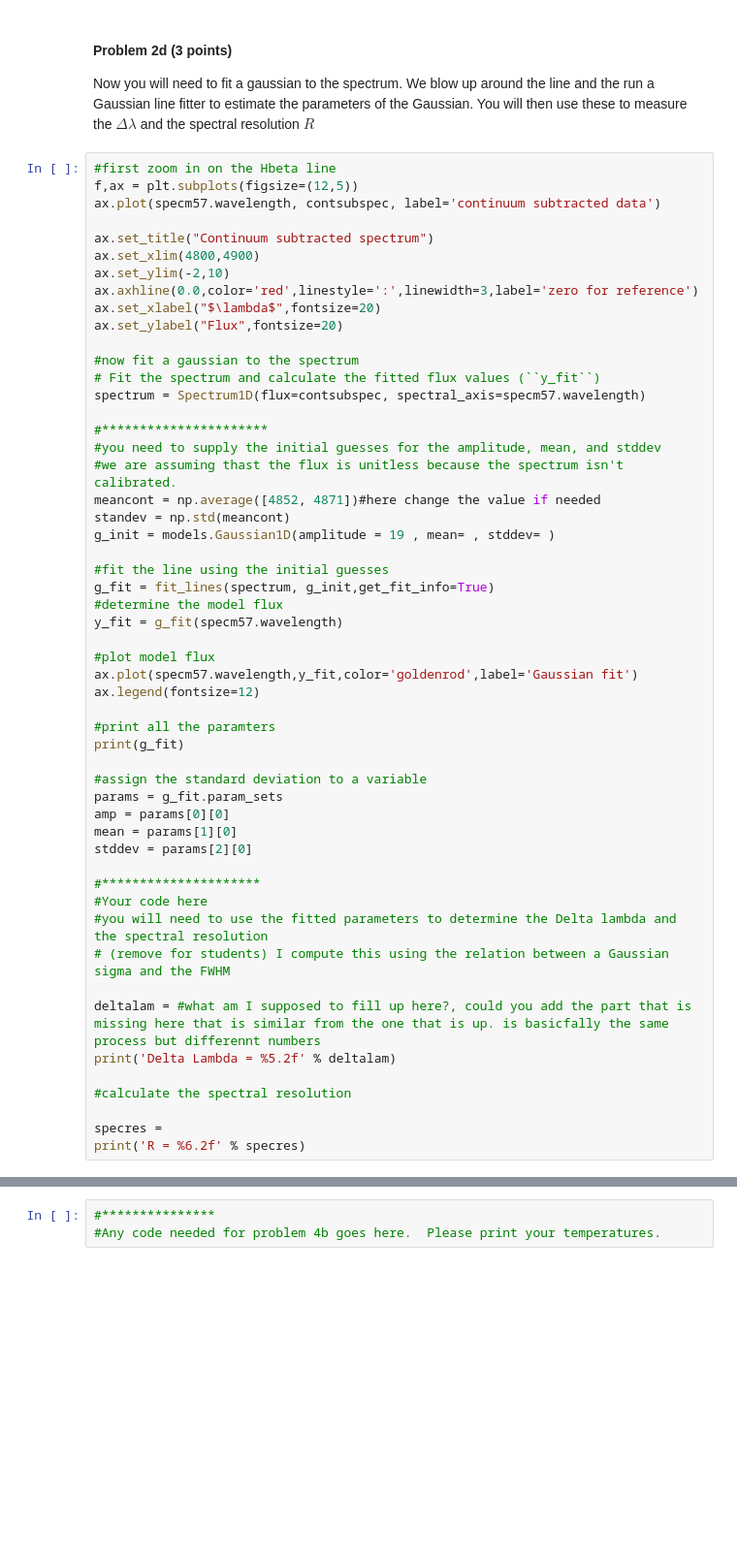
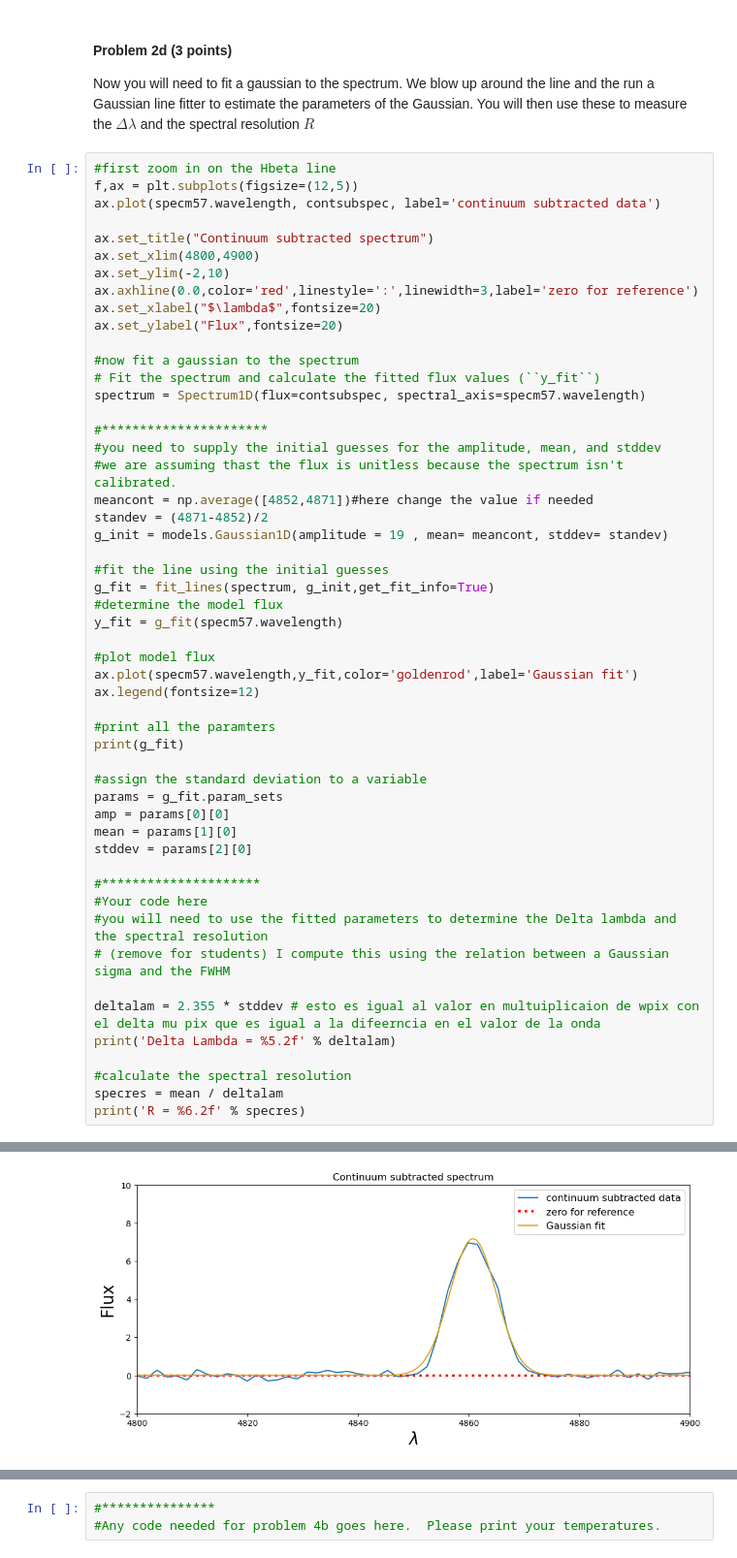
Before and after one commit to Lucc005/Analysis_real_spectra_student, a Jupyter notebook: analysis_real_spectra.student.ipynb, the cells around one changed output, grey strips where cells are left out. Shown: that part at 97% size. Cells and saved outputs as stored; diff of their text form; blank space fills up the shorter version.

```diff
--- a/analysis_real_spectra.student.ipynb
+++ b/analysis_real_spectra.student.ipynb
@@ -349,9 +349,9 @@ spectrum = Spectrum1D(flux=contsubspec, spectral_axis=specm57.wavelength)
 #**********************
 #you need to supply the initial guesses for the amplitude, mean, and stddev
 #we are assuming thast the flux is unitless because the spectrum isn't calibrated.
-meancont = np.average([4852, 4871])#here change the value if needed
-standev = np.std(meancont)
-g_init = models.Gaussian1D(amplitude = 19 , mean= , stddev= )
+meancont = np.average([4852,4871])#here change the value if needed
+standev = (4871-4852)/2
+g_init = models.Gaussian1D(amplitude = 19 , mean= meancont, stddev= standev)
 
 #fit the line using the initial guesses
 g_fit = fit_lines(spectrum, g_init,get_fit_info=True)
@@ -376,11 +376,10 @@ stddev = params[2][0]
 #you will need to use the fitted parameters to determine the Delta lambda and the spectral resolution
 # (remove for students) I compute this using the relation between a Gaussian sigma and the FWHM
 
-deltalam = #what am I supposed to fill up here?, could you add the part that is missing here that is similar from the one that is up. is basicfally the same process but differennt numbers
+deltalam = 2.355 * stddev # esto es igual al valor en multuiplicaion de wpix con el delta mu pix que es igual a la difeerncia en el valor de la onda
 print('Delta Lambda = %5.2f' % deltalam)
 
 #calculate the spectral resolution
-
-specres =
+specres = mean / deltalam
 print('R = %6.2f' % specres)
 # %% [output]
@@ -388,3 +397,4 @@ SyntaxError: expected argument value expression (3984458344.py, line 21)
+[figure, added]
 # %% [markdown]
 Comment in this cell on how the two methods agree and which one you think is more reliable.  You must be quantitative in this discussion.
 
```
Also changed, not shown: parts of 8 cells of this notebook.
